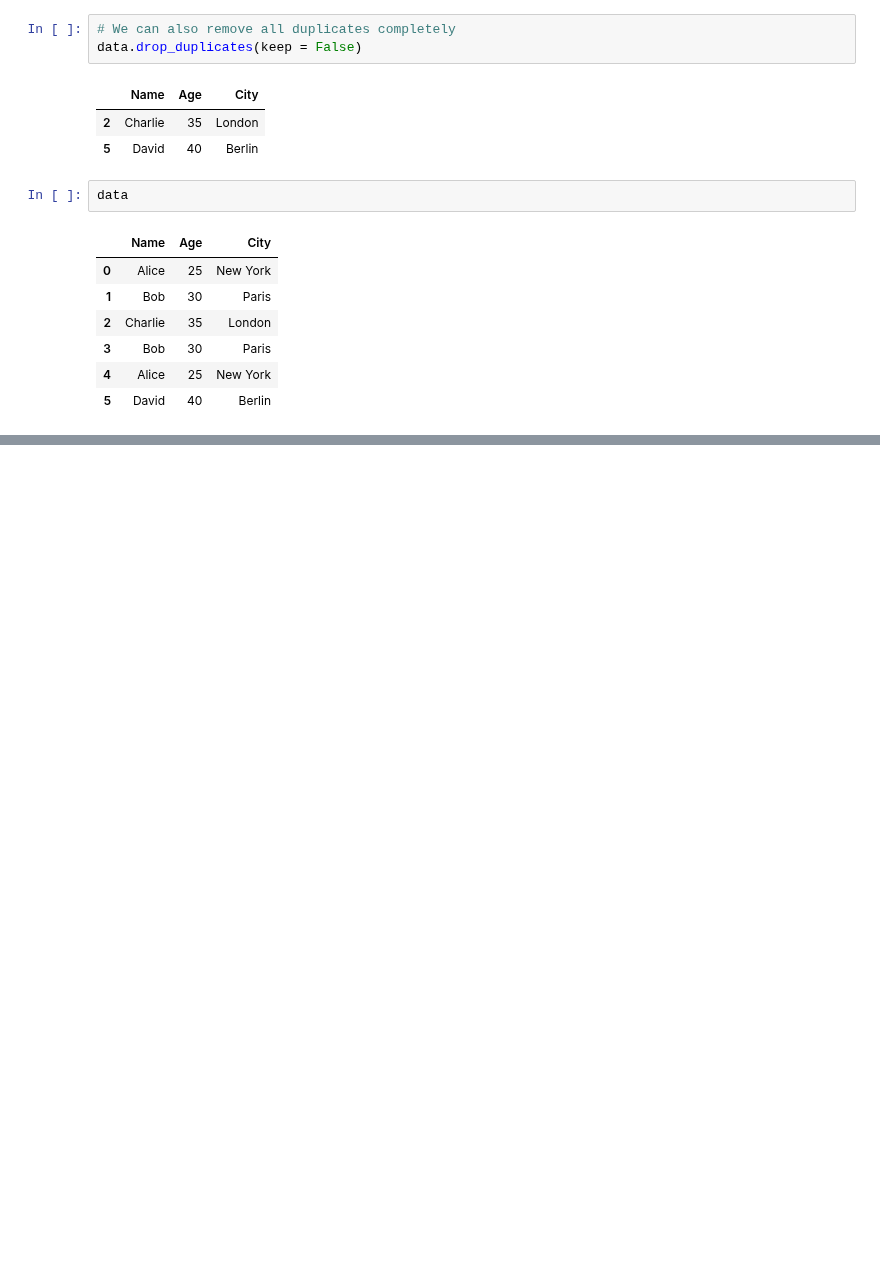
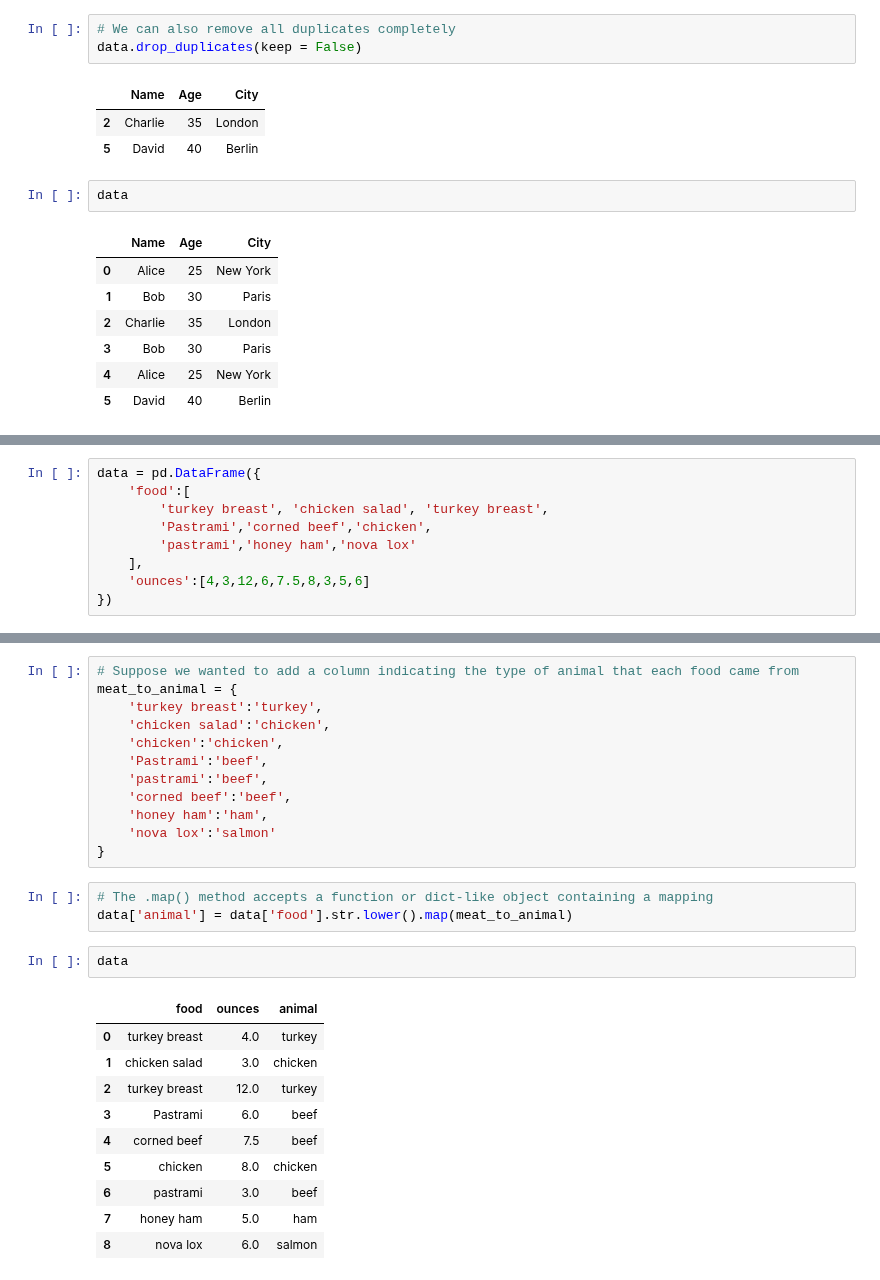
Before and after one commit to Asaduzzaman-Sheikh/data-science-journey, a Jupyter notebook: Week 6/Pandas.ipynb, the cells around one changed output, grey strips where cells are left out. Cells and saved outputs as stored; diff of their text form; blank space fills up the shorter version.

Commit message:
Work with transforming data using function or mappping, replacing values, renaming axis indexes, discretization and binning

```diff
--- a/Week 6/Pandas.ipynb
+++ b/Week 6/Pandas.ipynb
@@ -2121,0 +1750,9 @@ data
+# %%
+data = pd.DataFrame({
+    'food':[
+        'turkey breast', 'chicken salad', 'turkey breast',
+        'Pastrami','corned beef','chicken',
+        'pastrami','honey ham','nova lox'
+    ],
+    'ounces':[4,3,12,6,7.5,8,3,5,6]
+})
@@ -2121,0 +1772,28 @@ data
+# %%
+# Suppose we wanted to add a column indicating the type of animal that each food came from
+meat_to_animal = {
+    'turkey breast':'turkey',
+    'chicken salad':'chicken',
+    'chicken':'chicken',
+    'Pastrami':'beef',
+    'pastrami':'beef',
+    'corned beef':'beef',
+    'honey ham':'ham',
+    'nova lox':'salmon'
+}
+# %%
+# The .map() method accepts a function or dict-like object containing a mapping
+data['animal'] = data['food'].str.lower().map(meat_to_animal)
+# %%
+data
+# %% [output]
+|  | food | ounces | animal |
+| 0 | turkey breast | 4.0 | turkey |
+| 1 | chicken salad | 3.0 | chicken |
+| 2 | turkey breast | 12.0 | turkey |
+| 3 | Pastrami | 6.0 | beef |
+| 4 | corned beef | 7.5 | beef |
+| 5 | chicken | 8.0 | chicken |
+| 6 | pastrami | 3.0 | beef |
+| 7 | honey ham | 5.0 | ham |
+| 8 | nova lox | 6.0 | salmon |
```
Also changed, not shown: parts of 118 cells of this notebook.
